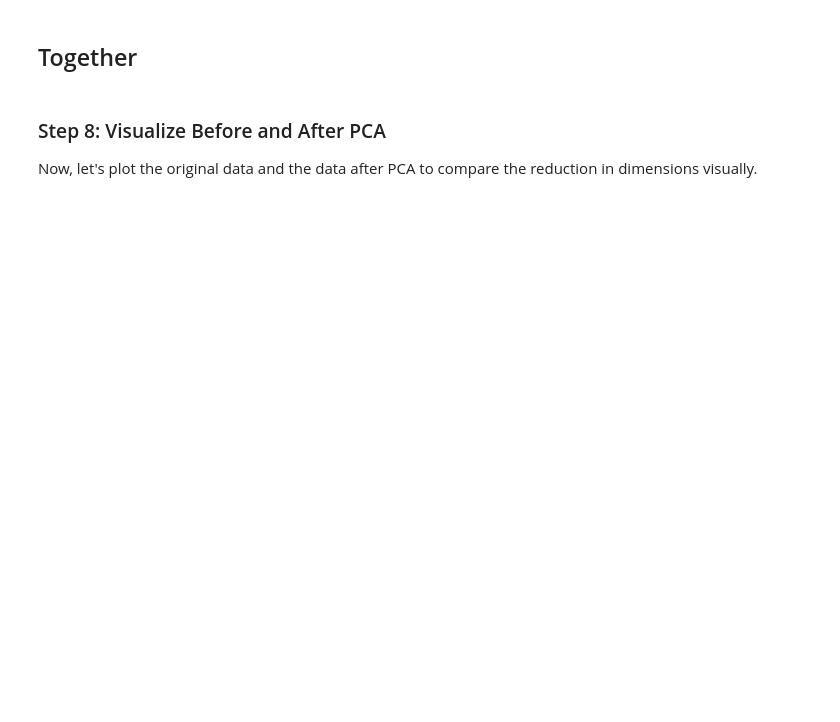
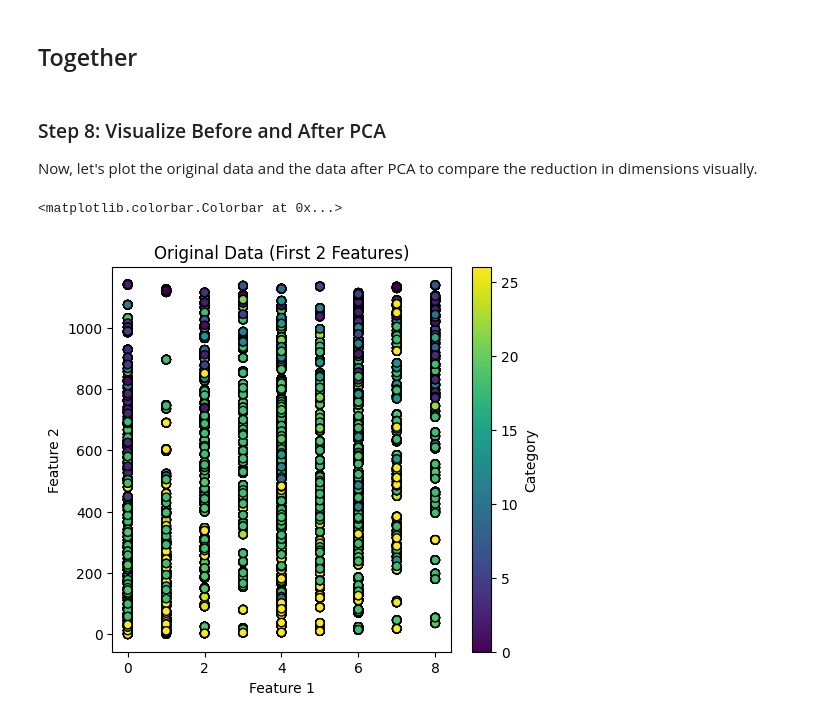
Before and after one commit to mangaorphy/ADVANCED-LINEAR-ALGEBRA-PCA-, a Jupyter notebook: PCA_Formative_1[3].ipynb, the cells around one changed output. Drawn from its saved outputs; the diff is of its cells as text; code cells hidden in the pictures; blank space fills up the shorter version.

```diff
--- a/PCA_Formative_1[3].ipynb
+++ b/PCA_Formative_1[3].ipynb
@@ -230,8 +250,20 @@ Now, let's plot the original data and the data after PCA to compare the reductio
 # %%
 # Step 8: Visualize Before and After PCA
 
 
 # Plot original data (first two features for simplicity)
+plt.figure(figsize=(12, 5))
+
+# Plot original data (using first 2 features)
+plt.subplot(1, 2, 1)
+plt.scatter(data.iloc[:, 0], data.iloc[:, 1], c=data['Category'], cmap='viridis', edgecolor='k')
+plt.title("Original Data (First 2 Features)")
+plt.xlabel("Feature 1")
+plt.ylabel("Feature 2")
+plt.colorbar(label="Category")
 
 
-# Plot reduced data after PCA
+# plot reduced data after PCA
+# %% [output]
+<matplotlib.colorbar.Colorbar at 0x...>
+[figure, added]
```
Also changed, not shown: parts of 5 cells of this notebook.
